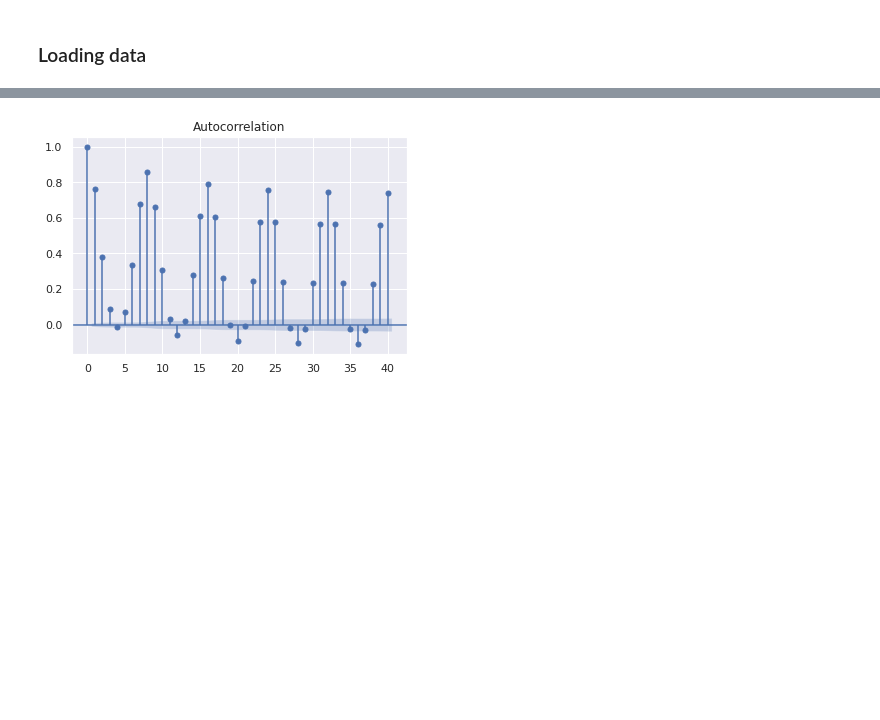
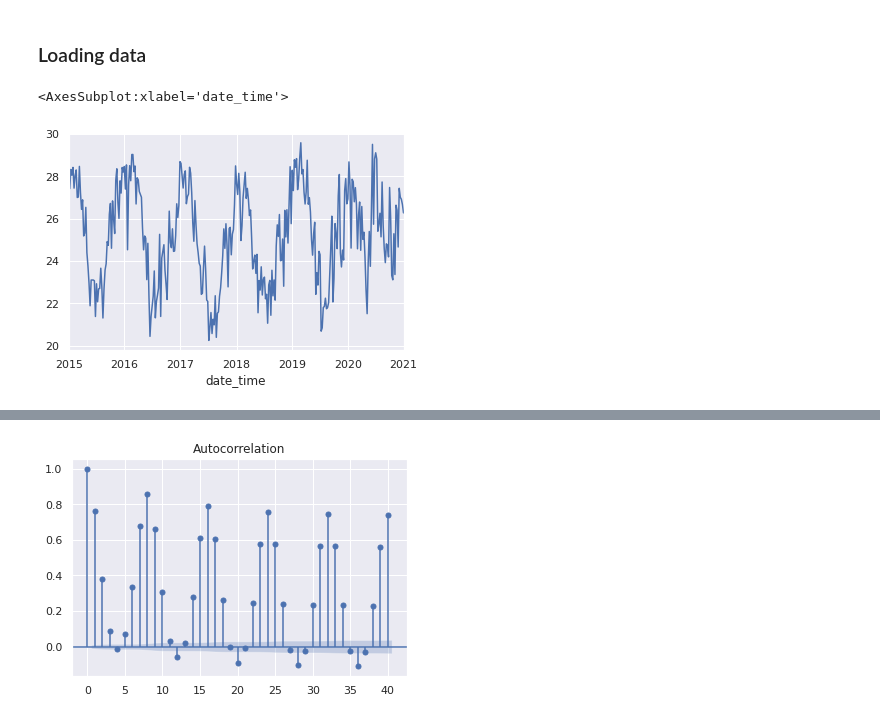
Before and after one commit to JohnHolz/weather, a Jupyter notebook: notebooks/n02_eda/2.0.dataset-0-analysis.ipynb, the cells around one changed output, grey strips where cells are left out. Saved outputs shown, nothing was run; the diff lists cells and outputs as text; code cells hidden in the pictures; blank space fills up the shorter version.

```diff
--- a/notebooks/n02_eda/2.0.dataset-0-analysis.ipynb
+++ b/notebooks/n02_eda/2.0.dataset-0-analysis.ipynb
@@ -26,10 +26,15 @@ from sklearn.linear_model import Ridge, Lasso, ElasticNet, LinearRegression
 # %% [markdown]
 ### Loading data
 # %%
-df = pd.read_csv('../data/datasets/dataset_0.csv')
+df = pd.read_csv('../../data/04_datasets/dataset_0.csv')
 dataset = df.iloc[:,1:].iloc[:,:-6]
 df = df.iloc[:,:2]
 df.date_time = pd.to_datetime(df.date_time)
 df['weekday'] = df['date_time'].dt.weekday
 df['month'] = df['date_time'].dt.month
 df['hour'] = df['date_time'].dt.hour
+# %%
+df[df["date_time"] >= '2015-01-01'].resample('w', on='date_time').mean().iloc[:,0].plot()
+# %% [output]
+<AxesSubplot:xlabel='date_time'>
+[figure, added]
```
Also changed, not shown: parts of 2 cells of this notebook, 1 other file.
